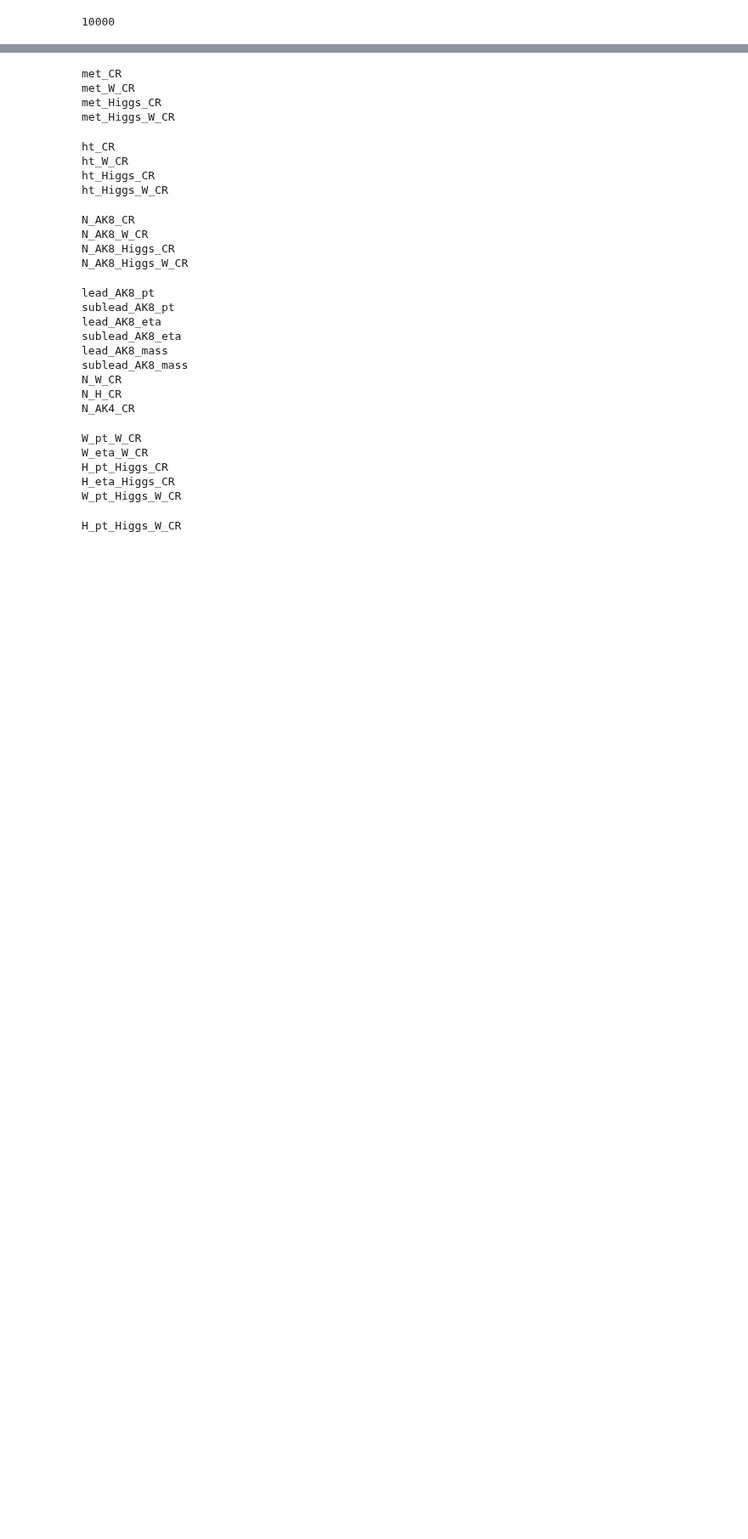
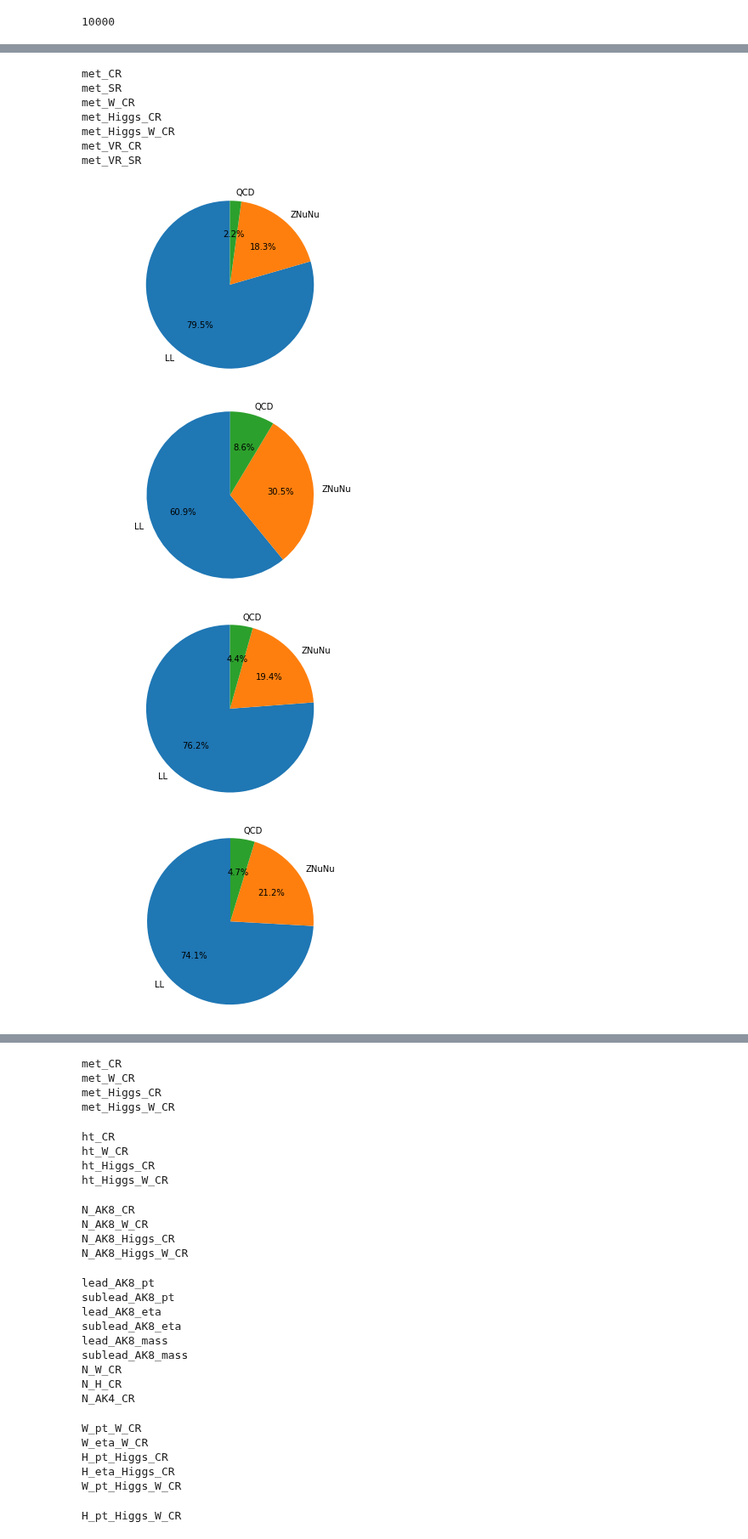
Before and after one commit to mirandabryson/tW_scattering, a Jupyter notebook: processor/oneLep_CR.ipynb, the cells around one changed output, grey strips where cells are left out. Shown at 85% size. Cells and saved outputs as stored; diff of their text form; code cells hidden in the pictures; blank space fills up the shorter version.

```diff
--- a/processor/oneLep_CR.ipynb
+++ b/processor/oneLep_CR.ipynb
@@ -652,0 +653,45 @@ bins = {\
+# %%
+#List of MET histograms for regions I want composition of
+compRegions = ['met_CR',
+               'met_SR',
+               'met_W_CR',
+               'met_Higgs_CR',
+               'met_Higgs_W_CR',
+               'met_VR_CR',
+               'met_VR_SR',
+                ]
+# %%
+import matplotlib.pyplot as plt
+
+outdir = os.path.join(plotDir,"composition")
+
+for name in compRegions:
+    print(name)
+
+    labels = processesList.copy()
+    labels.remove('Data')
+    labels.remove('mC750_l1')
+
+    histo = output[name].copy()
+    axis  = bins['MET_ptCoarse']['axis']
+    histo = histo.rebin(axis, bins['MET_ptCoarse']['bins'])
+
+    bkgonly = re.compile('(?!(Data|mC750_l1))')
+    sizes   = histo[bkgonly].sum('dataset').values(overflow='over')[()]
+
+    fig, ax = plt.subplots()
+    ax.pie(sizes, labels=labels, autopct='%1.1f%%', startangle=90)
+    ax.axis('equal')
+    plt.savefig(os.path.join(outdir,"{}.pdf".format(name)))
+# %% [output]
+met_CR
+met_SR
+met_W_CR
+met_Higgs_CR
+met_Higgs_W_CR
+met_VR_CR
+met_VR_SR
+[figure, added]
+[figure, added]
+[figure, added]
+[figure, added]
```
Also changed, not shown: parts of 16 cells of this notebook.
